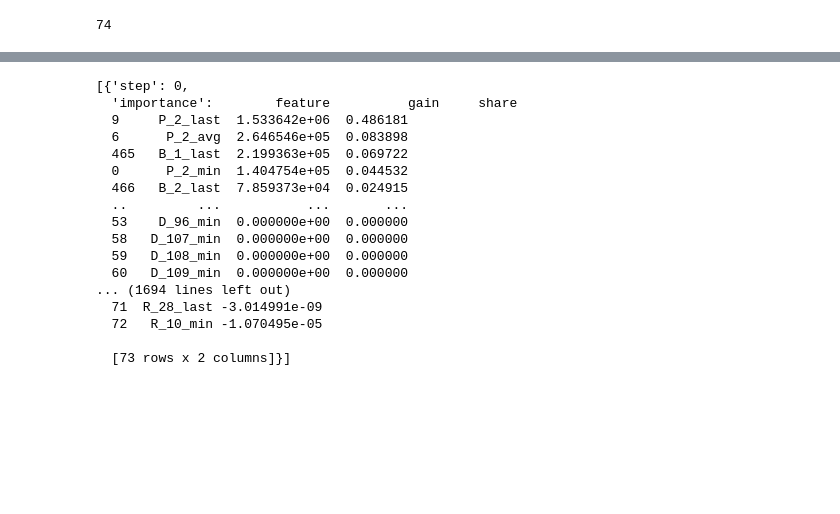
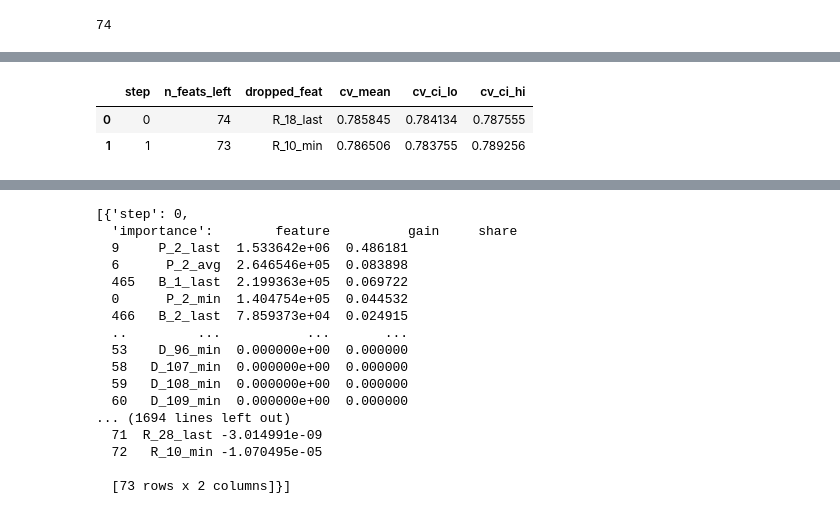
Before and after one commit to korab1ev/amex-default-prediction, a Jupyter notebook: 01. experiments.ipynb, the cells around one changed output, grey strips where cells are left out. Drawn from its saved outputs; the diff is of its cells as text; code cells hidden in the pictures; blank space fills up the shorter version.

Commit message:
fix permutation importance

```diff
--- a/01. experiments.ipynb
+++ b/01. experiments.ipynb
@@ -1070,9 +1070,9 @@ test_file_abc[34]["importance"].query("gain > 0")
 ### Permutation importance
 # %%
 with open("list_imp_dfs_after_backward.pkl", "rb") as f:
-    list_imp_dfs = pickle.load(f)
+    df_w_importances = pickle.load(f)
 # %%
-num_features = [feat for feat in list_imp_dfs[34]["importance"].feature.to_list() if feat != "B_38_last"]
+num_features = [feat for feat in df_w_importances[34]["importance"].feature.to_list() if feat != "B_38_last"]
 cat_features = ["B_38_last"]
 
 len(num_features) + len(cat_features)
@@ -1217,7 +1099,7 @@ def run_permutation_selection(df_train,
     sgkf = StratifiedGroupKFold(5, shuffle=True, random_state=random_state)
     test_preds_df = pd.DataFrame(index=df_test.customer_ID)
 
-    history, step = [], 0
+    history, list_imp_dfs, step = [], [], 0
 
     params = dict(
         learning_rate=.05, subsample=.9, subsample_freq=1,
@@ -1255,7 +1137,7 @@ def run_permutation_selection(df_train,
             print("running permutation importance")
             result = permutation_importance(
                 model, X_va, y_va,
-                n_repeats=2,
+                n_repeats=2, # 5
                 random_state=random_state,
                 scoring=lambda est, X, y: get_amex_metric_calculated(y, est.predict_proba(X)[:, 1]),
                 n_jobs=-1
@@ -1276,7 +1158,7 @@ def run_permutation_selection(df_train,
                   .rename(columns={"index": "feature"})
                   .sort_values("importance", ascending=False)
                   .reset_index(drop=True))
-        list_imp_dfs.append({"step": step, "importance": imp_df})
+        list_imp_dfs.append({"step": step, "importance": imp_df}) # <------------------------------ хуета
 
         # Drop the least important
         worst_feat = imp_df.iloc[-1]["feature"]
@@ -1298,3 +1180,13 @@ def run_permutation_selection(df_train,
         step += 1
 
     return pd.DataFrame(history), list_imp_dfs, test_preds_df
+# %%
+hist, perm_imp_dfs, test_preds_df = run_permutation_selection(
+    df_train=df_train,
+    df_test=df_test,
+    target_col='target',
+    num_feats=num_features,
+    cat_feats=cat_features,
+    group_col='customer_ID',
+    min_feats=72
+)
@@ -1300,0 +1248,6 @@ def run_permutation_selection(df_train,
+# %%
+hist
+# %% [output]
+|  | step | n_feats_left | dropped_feat | cv_mean | cv_ci_lo | cv_ci_hi |
+| 0 | 0 | 74 | R_18_last | 0.785845 | 0.784134 | 0.787555 |
+| 1 | 1 | 73 | R_10_min | 0.786506 | 0.783755 | 0.789256 |
```
Also changed, not shown: parts of 6 cells of this notebook.
